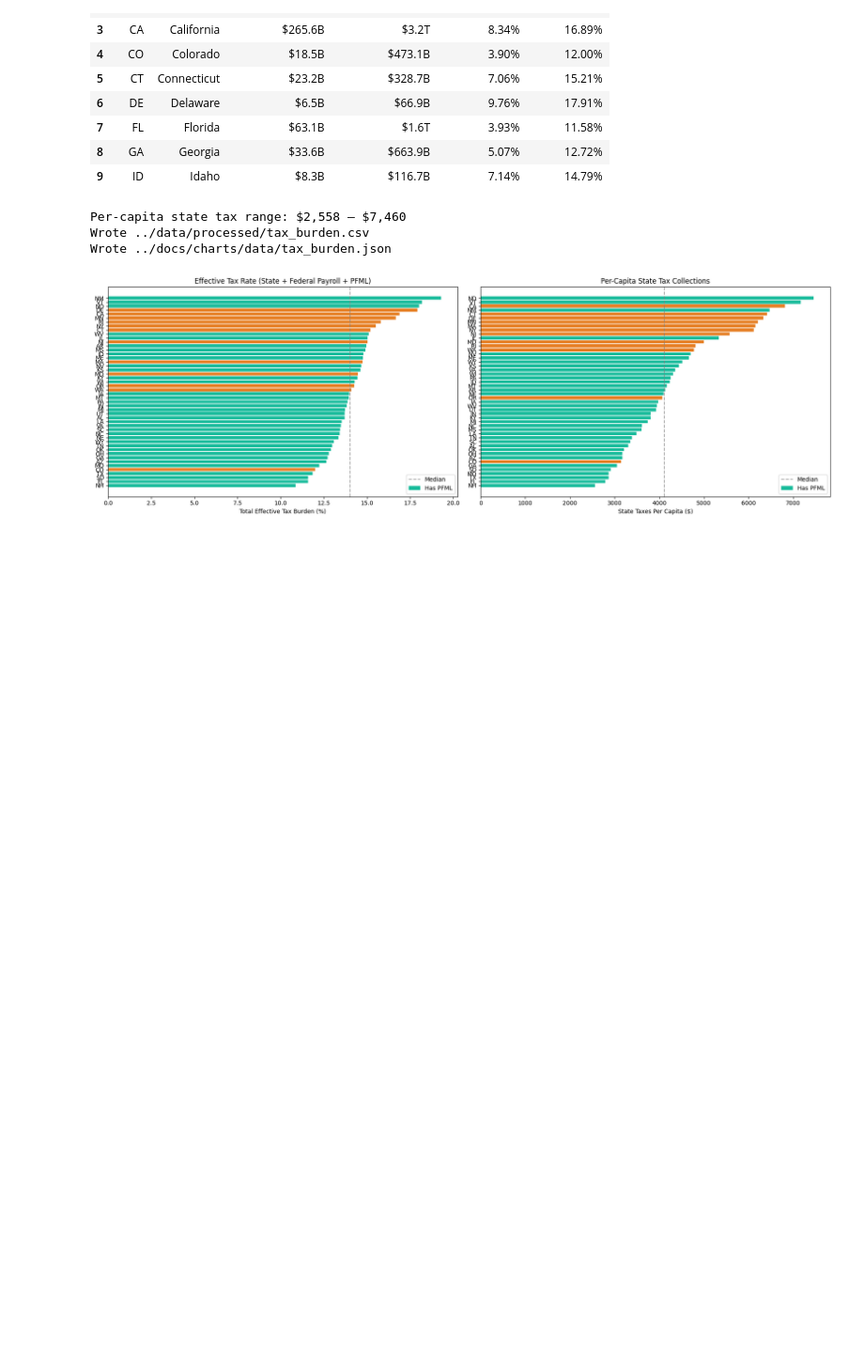
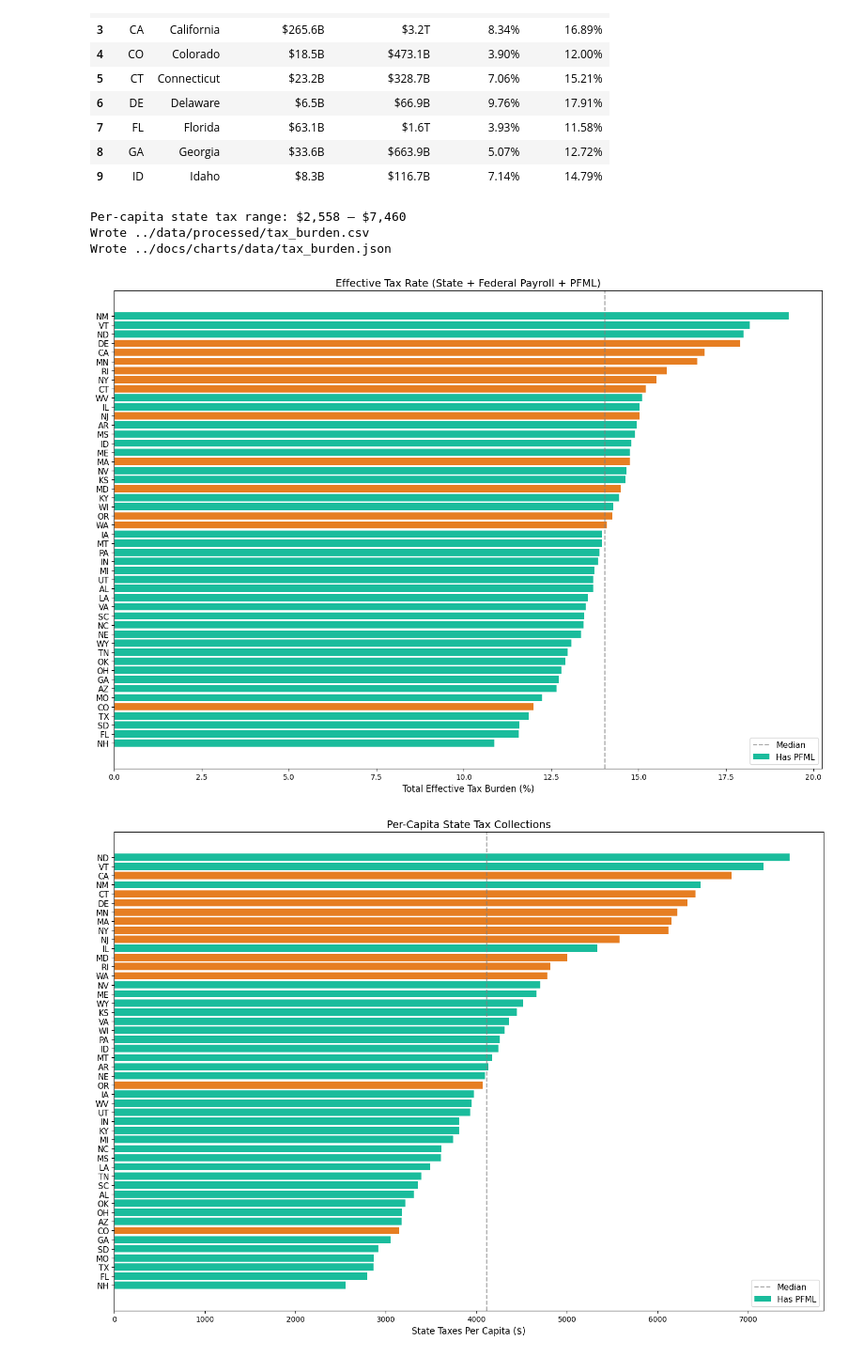
Before and after one commit to mckornfield/public-good-index, a Jupyter notebook: notebooks/01_tax_burden.ipynb, the cells around one changed output. Shown at 94% size. Saved outputs shown, nothing was run; the diff lists cells and outputs as text; code cells hidden in the pictures; blank space fills up the shorter version.

Commit message:
one graph per line

```diff
--- a/notebooks/01_tax_burden.ipynb
+++ b/notebooks/01_tax_burden.ipynb
@@ -253,30 +253,33 @@ Per-capita state tax range: $2,558 – $7,460
 Wrote ../data/processed/tax_burden.csv
 Wrote ../docs/charts/data/tax_burden.json
 # %%
-# Quick visualization — per-capita tax burden by state
-fig, axes = plt.subplots(1, 2, figsize=(18, 6))
+# Visualization — tax burden by state
 
-# Left: total effective tax rate (%)
-ax1 = axes[0]
+# 1. Total effective tax rate
+fig, ax = plt.subplots(figsize=(14, 10))
 plot_data = out.sort_values("total_burden", ascending=True)
 colors = ["#e67e22" if s in STATE_PFML_RATES else "#1abc9c" for s in plot_data["state"]]
-ax1.barh(plot_data["state"], plot_data["total_burden"] * 100, color=colors)
-ax1.set_xlabel("Total Effective Tax Burden (%)")
-ax1.set_title("Effective Tax Rate (State + Federal Payroll + PFML)")
-ax1.axvline(x=plot_data["total_burden"].median() * 100, color="gray", linestyle="--", alpha=0.7, label="Median")
-ax1.legend(["Median", "Has PFML", "No PFML"])
+ax.barh(plot_data["state"], plot_data["total_burden"] * 100, color=colors)
+ax.set_xlabel("Total Effective Tax Burden (%)", fontsize=12)
+ax.set_title("Effective Tax Rate (State + Federal Payroll + PFML)", fontsize=14)
+ax.axvline(x=plot_data["total_burden"].median() * 100, color="gray", linestyle="--", alpha=0.7, label="Median")
+ax.tick_params(axis="y", labelsize=11)
+ax.legend(["Median", "Has PFML", "No PFML"], fontsize=11)
+plt.tight_layout()
+plt.show()
 
-# Right: per-capita state taxes ($)
-ax2 = axes[1]
+# 2. Per-capita state taxes
+fig, ax = plt.subplots(figsize=(14, 10))
 plot_data2 = out.sort_values("taxes_per_capita", ascending=True)
 colors2 = ["#e67e22" if s in STATE_PFML_RATES else "#1abc9c" for s in plot_data2["state"]]
-ax2.barh(plot_data2["state"], plot_data2["taxes_per_capita"], color=colors2)
-ax2.set_xlabel("State Taxes Per Capita ($)")
-ax2.set_title("Per-Capita State Tax Collections")
-ax2.axvline(x=plot_data2["taxes_per_capita"].median(), color="gray", linestyle="--", alpha=0.7, label="Median")
-ax2.legend(["Median", "Has PFML", "No PFML"])
-
+ax.barh(plot_data2["state"], plot_data2["taxes_per_capita"], color=colors2)
+ax.set_xlabel("State Taxes Per Capita ($)", fontsize=12)
+ax.set_title("Per-Capita State Tax Collections", fontsize=14)
+ax.axvline(x=plot_data2["taxes_per_capita"].median(), color="gray", linestyle="--", alpha=0.7, label="Median")
+ax.tick_params(axis="y", labelsize=11)
+ax.legend(["Median", "Has PFML", "No PFML"], fontsize=11)
 plt.tight_layout()
 plt.show()
 # %% [output]
-[figure, old version]
+[figure, new version]
+[figure, added]
```
Also changed, not shown: 4 other files.
